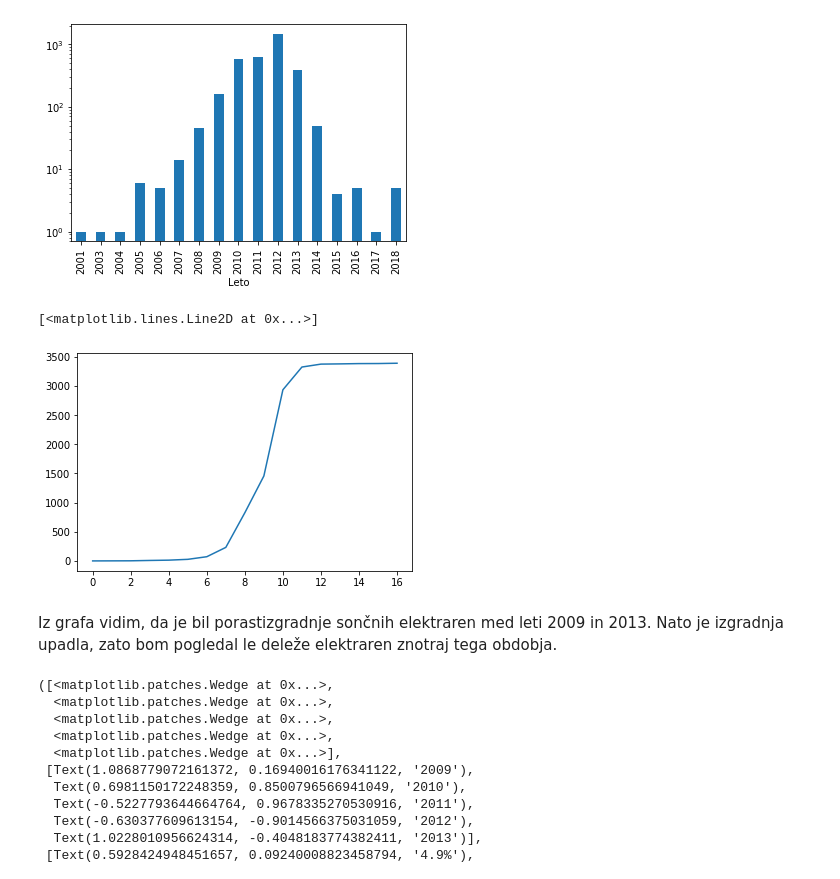
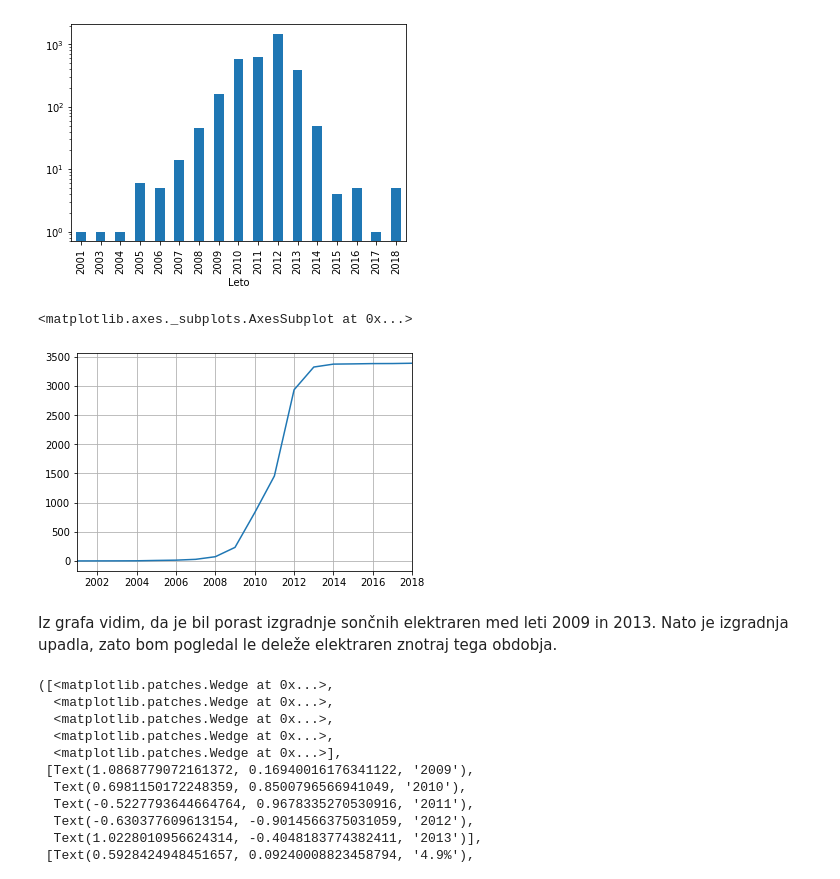
Before and after one commit to patrikmikuz/SoncneElektrarne, a Jupyter notebook: Untitled.ipynb, the cells around one changed output. Saved outputs shown, nothing was run; the diff lists cells and outputs as text; code cells hidden in the pictures.

```diff
--- a/Untitled.ipynb
+++ b/Untitled.ipynb
@@ -3,10 +3,7 @@
 # Sončne elektrarne v Sloveniji
 # %%
 import pandas as pd
-import matplotlib.pyplot as plt
-
+from matplotlib import pyplot as plt
 podatki = pd.read_csv('podatki.csv')
-
-podatki = pd.DataFrame(podatki)
-
 pd.options.display.max_rows = 10
+podatki
@@ -165,11 +172,9 @@ st_po_letih.plot(kind = "bar", logy = True)
 # %%
 leta = st_po_letih.index.tolist()
 sestej_po_letih = sestej_do_sedaj(st_po_letih.tolist())
-plt.figure(2)
-plt.xlabel = leta
-plt.plot(sestej_po_letih)
+pd.DataFrame(sestej_po_letih, leta).plot(kind = "line", legend = False, grid = True)
 # %% [output]
-[<matplotlib.lines.Line2D at 0x...>]
+<matplotlib.axes._subplots.AxesSubplot at 0x...>
-[figure, old version]
+[figure, new version]
 # %% [markdown]
-Iz grafa vidim, da je bil porastizgradnje sončnih elektraren med leti 2009 in 2013. Nato je izgradnja upadla, zato bom pogledal le deleže elektraren znotraj tega obdobja.
+Iz grafa vidim, da je bil porast izgradnje sončnih elektraren med leti 2009 in 2013. Nato je izgradnja upadla, zato bom pogledal le deleže elektraren znotraj tega obdobja.
```
Also changed, not shown: parts of 23 cells of this notebook, 3 other files.
